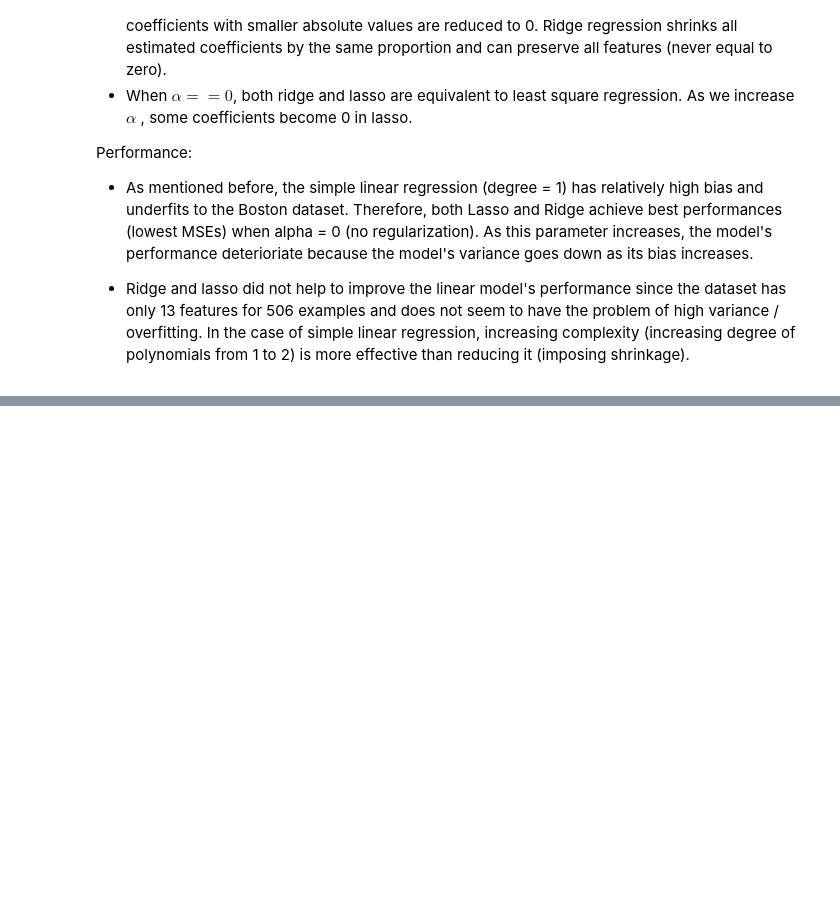
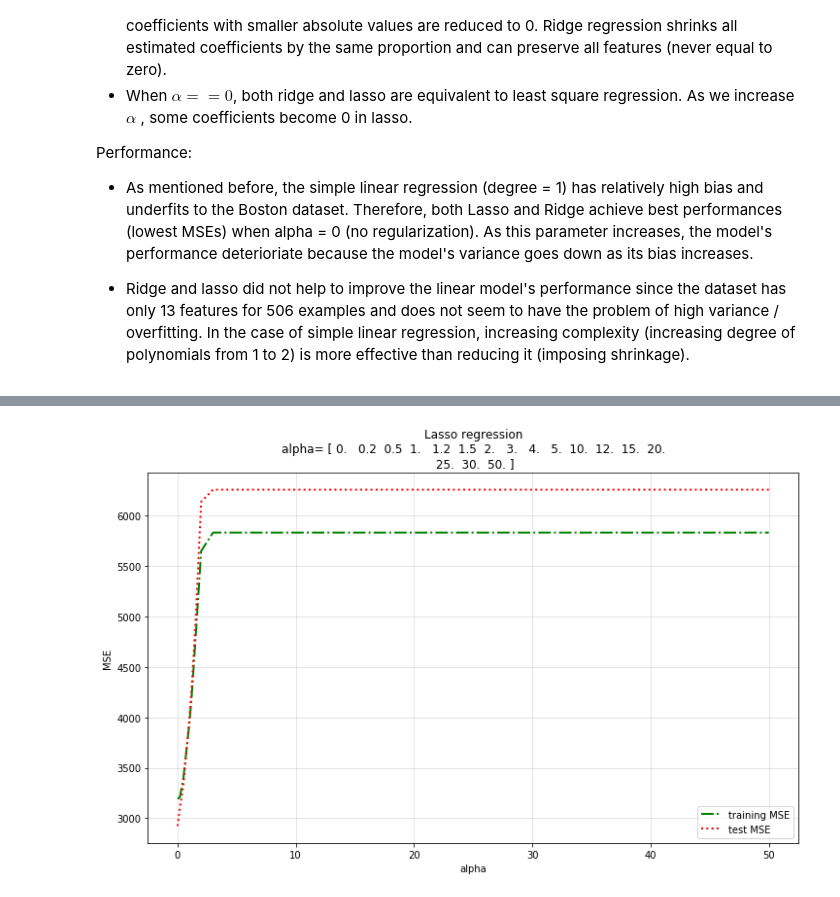
Before and after one commit to edithzeng/INF385T-IntroMachineLearning, a Jupyter notebook: Zeng_Edith_lab1.ipynb, the cells around one changed output, grey strips where cells are left out. Saved outputs shown, nothing was run; the diff lists cells and outputs as text; code cells hidden in the pictures; blank space fills up the shorter version.

```diff
--- a/Zeng_Edith_lab1.ipynb
+++ b/Zeng_Edith_lab1.ipynb
@@ -368,0 +413,4 @@ Performance:
+# %%
+plot_learning_curves_increase_alpha(shrinkage='lasso')
+# %% [output]
+[figure, added]
```
Also changed, not shown: parts of 21 cells of this notebook.
